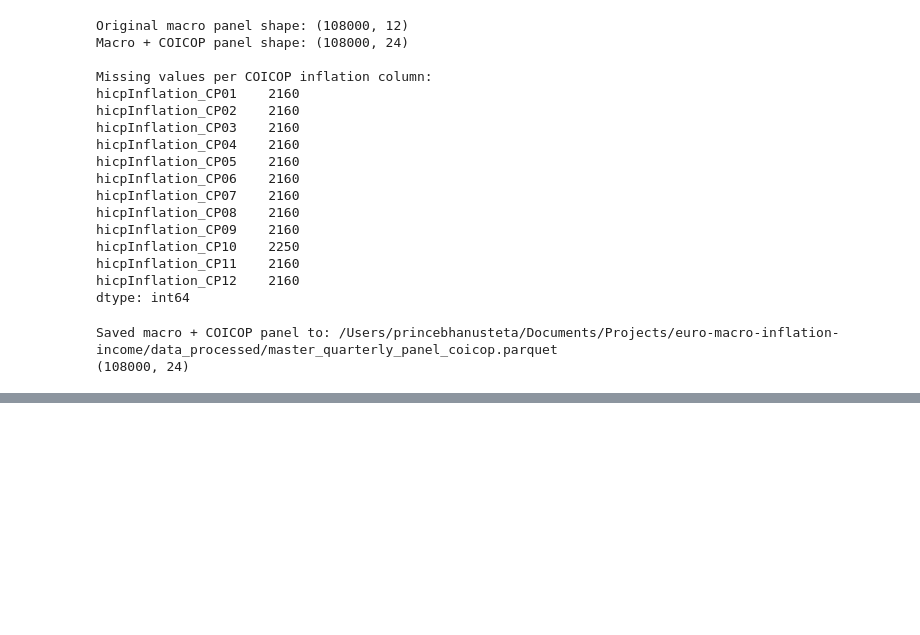
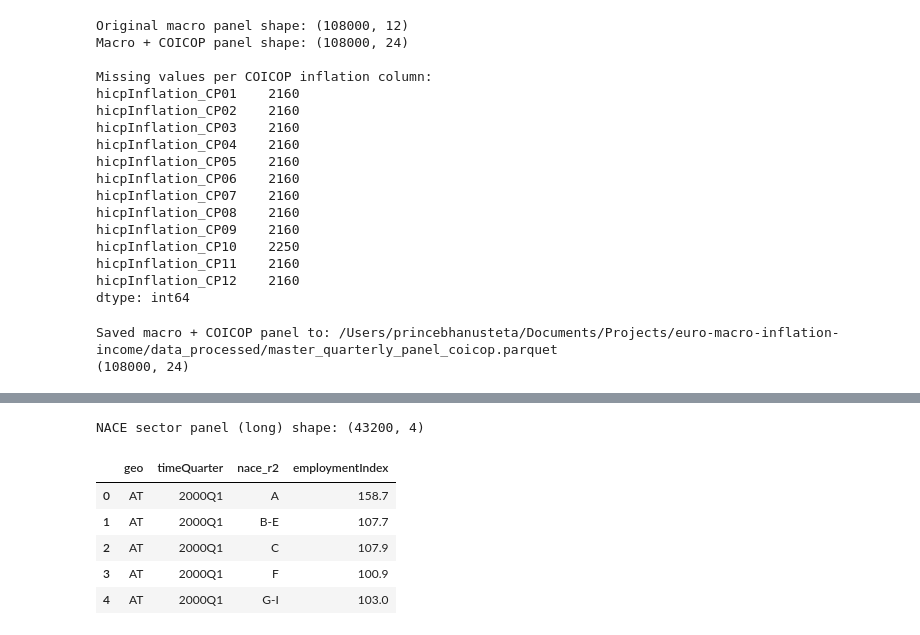
Before and after one commit to princebhanusteta/euro-macro-inflation-income, a Jupyter notebook: notebooks/02_build_quarterly_panel.ipynb, the cells around one changed output, grey strips where cells are left out. Drawn from its saved outputs; the diff is of its cells as text; code cells hidden in the pictures; blank space fills up the shorter version.

```diff
--- a/notebooks/02_build_quarterly_panel.ipynb
+++ b/notebooks/02_build_quarterly_panel.ipynb
@@ -656,0 +770,20 @@ Saved macro + COICOP panel to: /Users/princebhanusteta/Documents/Projects/euro-m
+# %%
+# === Build long NACE sector panel ===
+
+sector_panel = (
+    emp_sectors[["geo", "timeQuarter", "nace_r2", "employmentIndex"]]
+    .copy()
+    .sort_values(["geo", "timeQuarter", "nace_r2"])
+    .reset_index(drop=True)
+)
+
+print("NACE sector panel (long) shape:", sector_panel.shape)
+sector_panel.head()
+# %% [output]
+NACE sector panel (long) shape: (43200, 4)
+|  | geo | timeQuarter | nace_r2 | employmentIndex |
+| 0 | AT | 2000Q1 | A | 158.7 |
+| 1 | AT | 2000Q1 | B-E | 107.7 |
+| 2 | AT | 2000Q1 | C | 107.9 |
+| 3 | AT | 2000Q1 | F | 100.9 |
+| 4 | AT | 2000Q1 | G-I | 103.0 |
```
Also changed, not shown: parts of 7 cells of this notebook, 1 other file.
